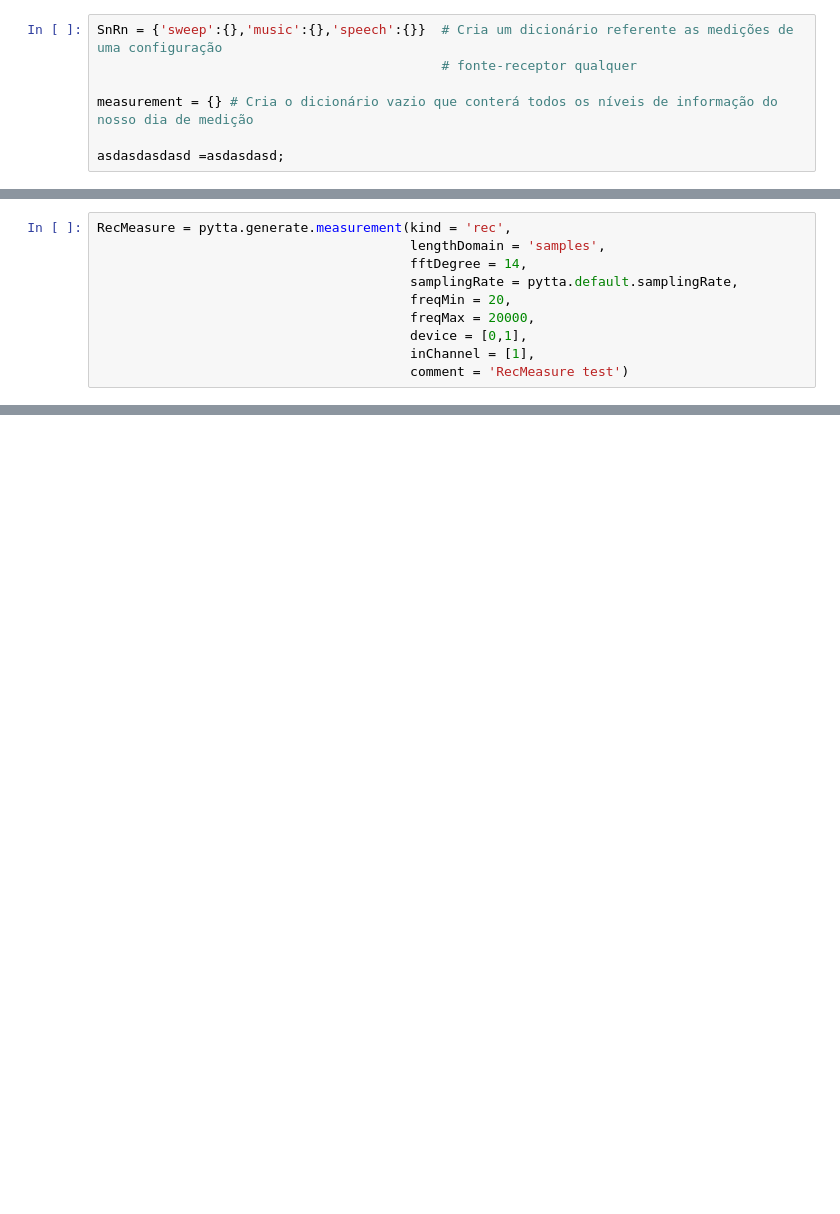
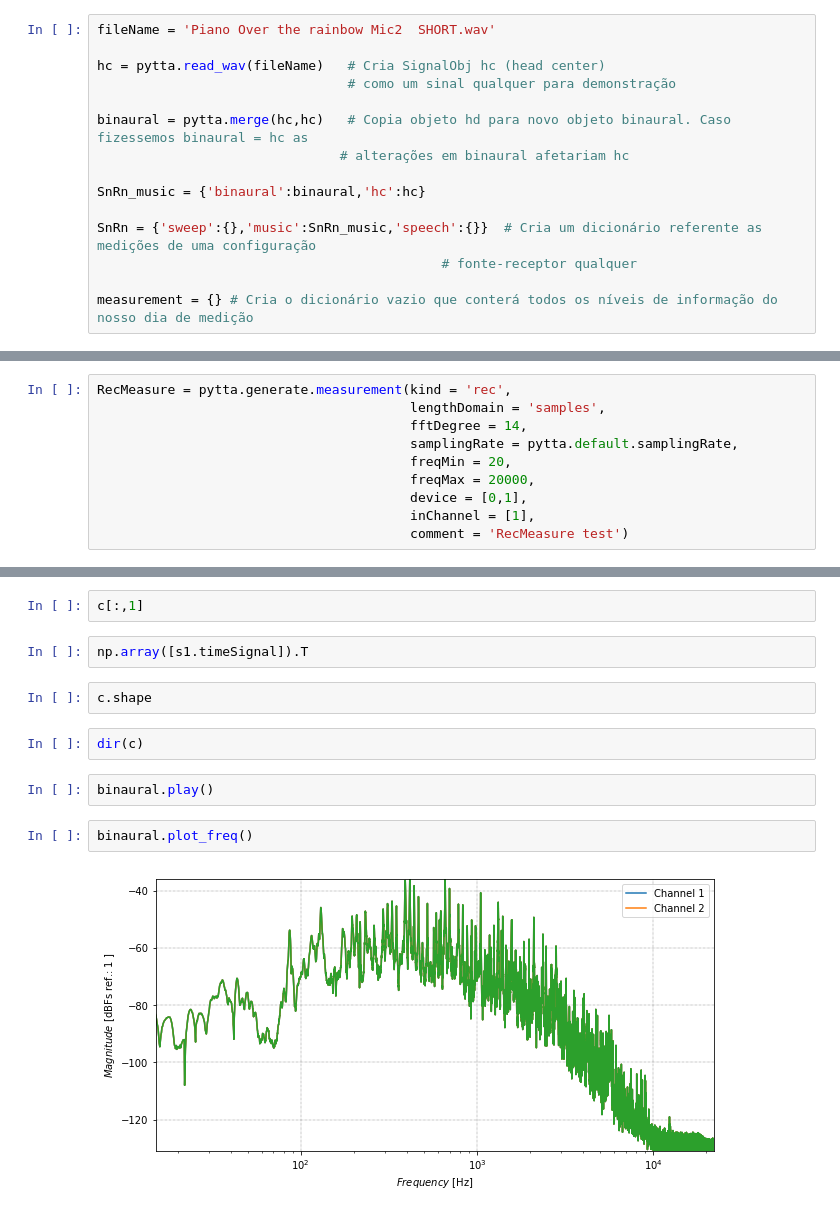
Before and after one commit to davircarvalho/EACPDSII, a Jupyter notebook: measure.ipynb, the cells around one changed output, grey strips where cells are left out. Saved outputs shown, nothing was run; the diff lists cells and outputs as text; blank space fills up the shorter version.

```diff
--- a/measure.ipynb
+++ b/measure.ipynb
@@ -20,9 +23,17 @@ Sugiro que os dados sejam organizados nos seguintes níveis de informação e se
 
 #### Exemplo de dicionário de medição
 # %%
-SnRn = {'sweep':{},'music':{},'speech':{}}  # Cria um dicionário referente as medições de uma configuração
+fileName = 'Piano Over the rainbow Mic2  SHORT.wav'
+
+hc = pytta.read_wav(fileName)   # Cria SignalObj hc (head center)
+                                # como um sinal qualquer para demonstração
+
+binaural = pytta.merge(hc,hc)   # Copia objeto hd para novo objeto binaural. Caso fizessemos binaural = hc as
+                               # alterações em binaural afetariam hc
+
+SnRn_music = {'binaural':binaural,'hc':hc}
+
+SnRn = {'sweep':{},'music':SnRn_music,'speech':{}}  # Cria um dicionário referente as medições de uma configuração
                                             # fonte-receptor qualquer
 
 measurement = {} # Cria o dicionário vazio que conterá todos os níveis de informação do nosso dia de medição
-
-asdasdasdasd =asdasdasd;
@@ -38,0 +73,14 @@ RecMeasure = pytta.generate.measurement(kind = 'rec',
+# %%
+c[:,1]
+# %%
+np.array([s1.timeSignal]).T
+# %%
+c.shape
+# %%
+dir(c)
+# %%
+binaural.play()
+# %%
+binaural.plot_freq()
+# %% [output]
+[figure, added]
```
Also changed, not shown: parts of 10 cells of this notebook, 2 other files.
